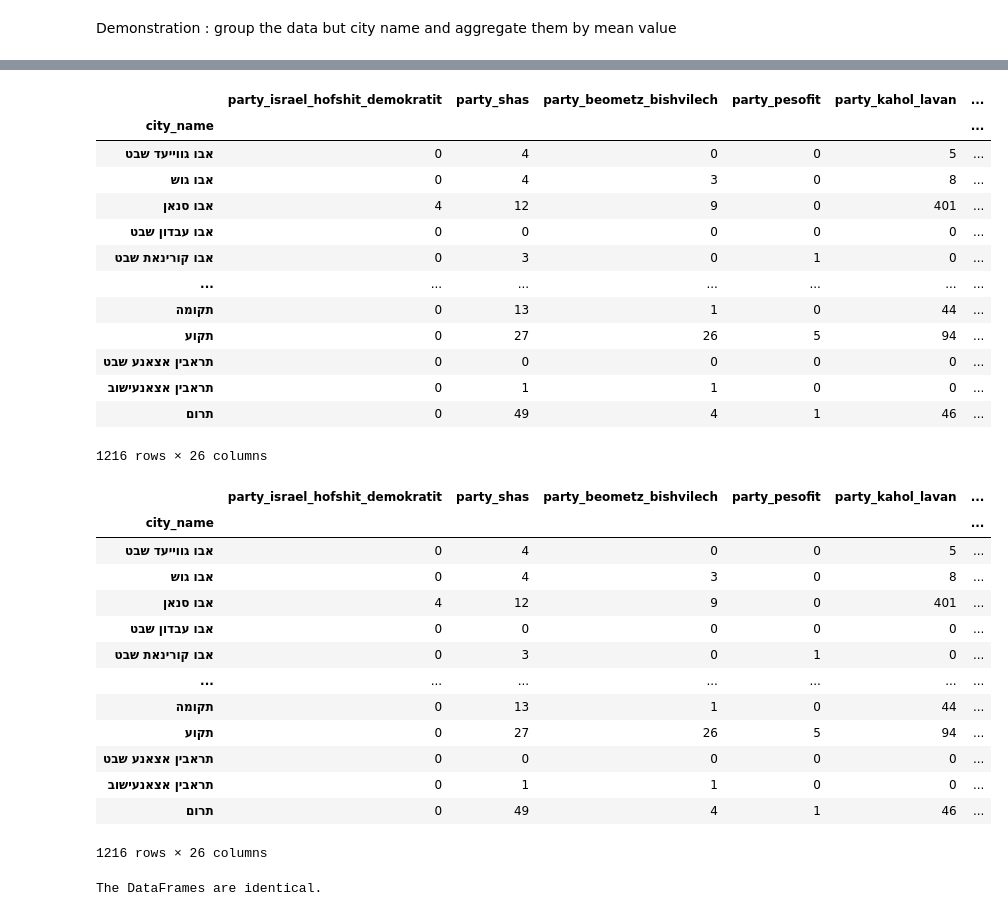
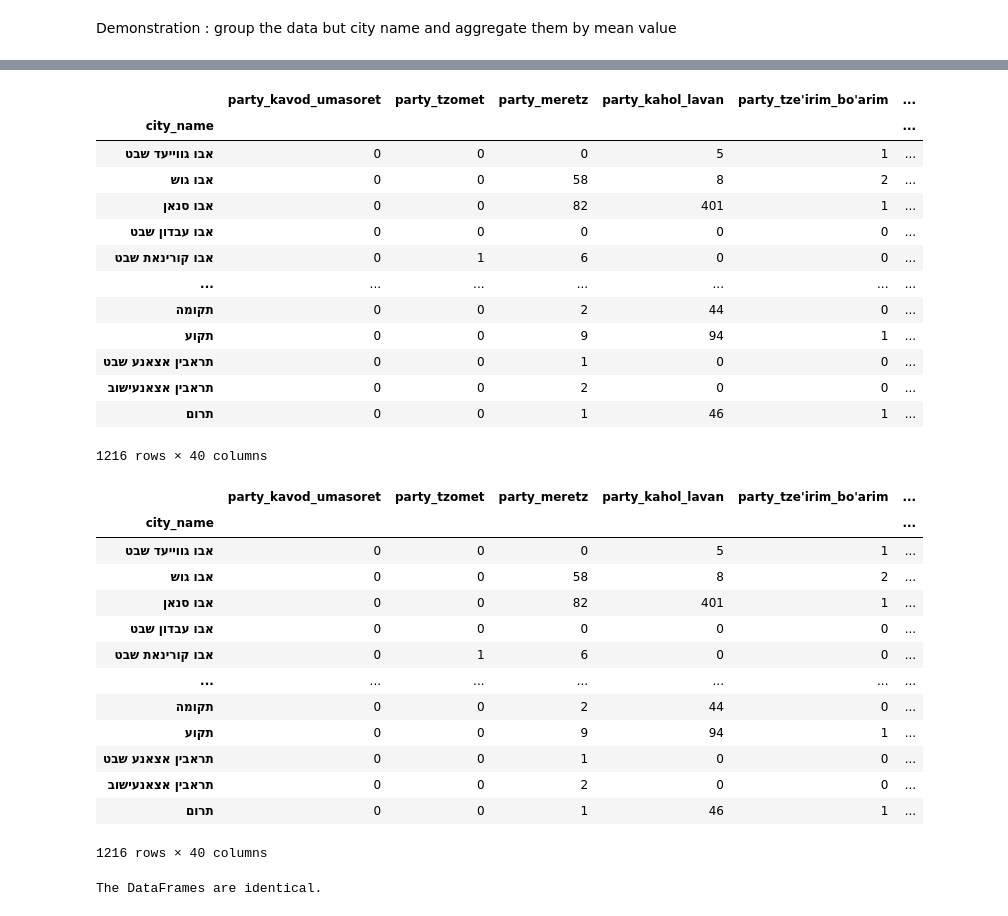
Before and after one commit to Kareemnat12/Assingment1, a Jupyter notebook: functions.ipynb, the cells around one changed output, grey strips where cells are left out. Saved outputs shown, nothing was run; the diff lists cells and outputs as text; code cells hidden in the pictures.

```diff
--- a/functions.ipynb
+++ b/functions.ipynb
@@ -88,24 +103,24 @@ def remove_sparse_columns_with_grouping(df: pd.DataFrame, threshold: int):
 
     return grouped_df[ordered_columns]
 # %%
-df3= remove_sparse_columns_with_grouping(df, 1000)
+df3= remove_sparse_columns_with_grouping(df, 2)
 
 df3
 # %% [output]
-|  | party_israel_hofshit_demokratit | party_shas | party_beometz_bishvilech | party_pesofit | party_kahol_lavan | ... |
+|  | party_kavod_umasoret | party_tzomet | party_meretz | party_kahol_lavan | party_tze'irim_bo'arim | ... |
 | city_name |  |  |  |  |  | ... |
-| אבו גווייעד שבט | 0 | 4 | 0 | 0 | 5 | ... |
-| אבו גוש | 0 | 4 | 3 | 0 | 8 | ... |
-| אבו סנאן | 4 | 12 | 9 | 0 | 401 | ... |
+| אבו גווייעד שבט | 0 | 0 | 0 | 5 | 1 | ... |
+| אבו גוש | 0 | 0 | 58 | 8 | 2 | ... |
+| אבו סנאן | 0 | 0 | 82 | 401 | 1 | ... |
 | אבו עבדון שבט | 0 | 0 | 0 | 0 | 0 | ... |
-| אבו קורינאת שבט | 0 | 3 | 0 | 1 | 0 | ... |
+| אבו קורינאת שבט | 0 | 1 | 6 | 0 | 0 | ... |
 | ... | ... | ... | ... | ... | ... | ... |
-| תקומה | 0 | 13 | 1 | 0 | 44 | ... |
-| תקוע | 0 | 27 | 26 | 5 | 94 | ... |
-| תראבין אצאנע שבט | 0 | 0 | 0 | 0 | 0 | ... |
-| תראבין אצאנעישוב | 0 | 1 | 1 | 0 | 0 | ... |
-| תרום | 0 | 49 | 4 | 1 | 46 | ... |
+| תקומה | 0 | 0 | 2 | 44 | 0 | ... |
+| תקוע | 0 | 0 | 9 | 94 | 1 | ... |
+| תראבין אצאנע שבט | 0 | 0 | 1 | 0 | 0 | ... |
+| תראבין אצאנעישוב | 0 | 0 | 2 | 0 | 0 | ... |
+| תרום | 0 | 0 | 1 | 46 | 1 | ... |
-1216 rows × 26 columns
+1216 rows × 40 columns
 # %%
 def remove_sparse_columns2(df: pd.DataFrame, threshold: int):
         always_keep = ['city_name', 'ballot_code'] # ok i think here there is no need to put ballot code
@@ -119,24 +134,24 @@ def remove_sparse_columns2(df: pd.DataFrame, threshold: int):
                             if col in filtered_columns]
         return df[ordered_columns]
 # %%
-df4= remove_sparse_columns_with_grouping(df, 1000)
+df4= remove_sparse_columns_with_grouping(df, 2)
 
 df4
 # %% [output]
-|  | party_israel_hofshit_demokratit | party_shas | party_beometz_bishvilech | party_pesofit | party_kahol_lavan | ... |
+|  | party_kavod_umasoret | party_tzomet | party_meretz | party_kahol_lavan | party_tze'irim_bo'arim | ... |
 | city_name |  |  |  |  |  | ... |
-| אבו גווייעד שבט | 0 | 4 | 0 | 0 | 5 | ... |
-| אבו גוש | 0 | 4 | 3 | 0 | 8 | ... |
-| אבו סנאן | 4 | 12 | 9 | 0 | 401 | ... |
+| אבו גווייעד שבט | 0 | 0 | 0 | 5 | 1 | ... |
+| אבו גוש | 0 | 0 | 58 | 8 | 2 | ... |
+| אבו סנאן | 0 | 0 | 82 | 401 | 1 | ... |
 | אבו עבדון שבט | 0 | 0 | 0 | 0 | 0 | ... |
-| אבו קורינאת שבט | 0 | 3 | 0 | 1 | 0 | ... |
+| אבו קורינאת שבט | 0 | 1 | 6 | 0 | 0 | ... |
 | ... | ... | ... | ... | ... | ... | ... |
-| תקומה | 0 | 13 | 1 | 0 | 44 | ... |
-| תקוע | 0 | 27 | 26 | 5 | 94 | ... |
-| תראבין אצאנע שבט | 0 | 0 | 0 | 0 | 0 | ... |
-| תראבין אצאנעישוב | 0 | 1 | 1 | 0 | 0 | ... |
-| תרום | 0 | 49 | 4 | 1 | 46 | ... |
+| תקומה | 0 | 0 | 2 | 44 | 0 | ... |
+| תקוע | 0 | 0 | 9 | 94 | 1 | ... |
+| תראבין אצאנע שבט | 0 | 0 | 1 | 0 | 0 | ... |
+| תראבין אצאנעישוב | 0 | 0 | 2 | 0 | 0 | ... |
+| תרום | 0 | 0 | 1 | 46 | 1 | ... |
-1216 rows × 26 columns
+1216 rows × 40 columns
 # %%
 if df4.equals(df3):
     print("The DataFrames are identical.")
```
Also changed, not shown: parts of 2 cells of this notebook, 1 other file.
